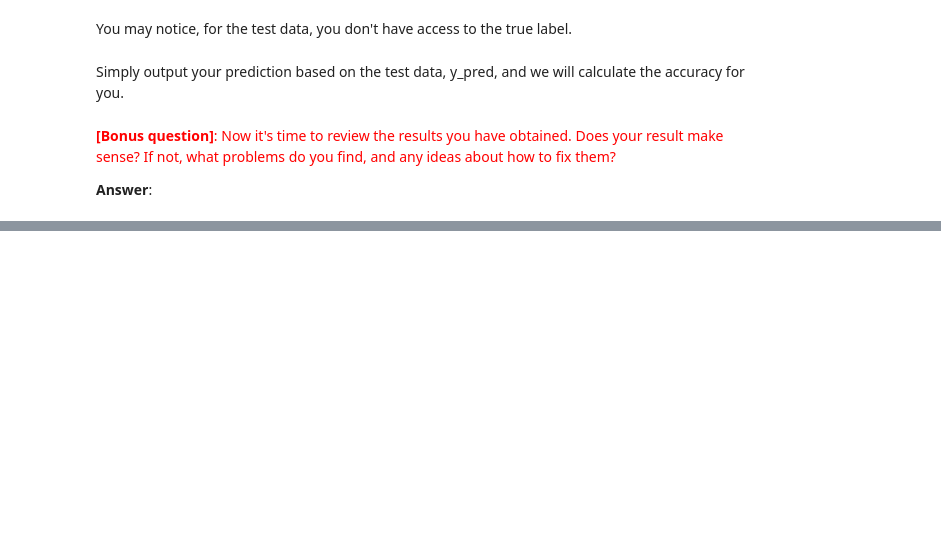
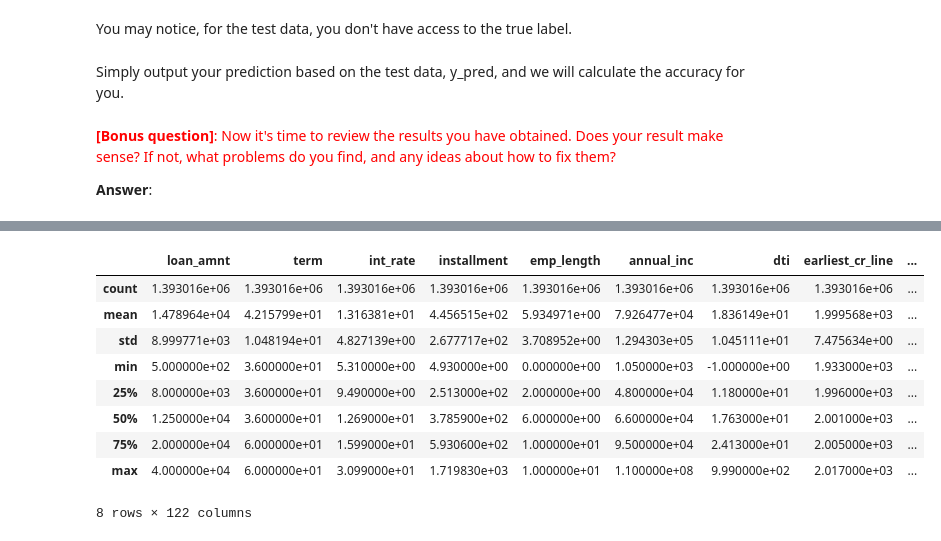
Before and after one commit to mattzhao-R/busn-20800, a Jupyter notebook: Assignment_2.ipynb, the cells around one changed output, grey strips where cells are left out. Saved outputs shown, nothing was run; the diff lists cells and outputs as text; code cells hidden in the pictures; blank space fills up the shorter version.

```diff
--- a/Assignment_2.ipynb
+++ b/Assignment_2.ipynb
@@ -584,0 +628,13 @@ y_pred.to_csv(path_or_buf = 'result.csv')
+# %%
+loan_data.describe()
+# %% [output]
+|  | loan_amnt | term | int_rate | installment | emp_length | annual_inc | dti | earliest_cr_line | ... |
+| count | 1.393016e+06 | 1.393016e+06 | 1.393016e+06 | 1.393016e+06 | 1.393016e+06 | 1.393016e+06 | 1.393016e+06 | 1.393016e+06 | ... |
+| mean | 1.478964e+04 | 4.215799e+01 | 1.316381e+01 | 4.456515e+02 | 5.934971e+00 | 7.926477e+04 | 1.836149e+01 | 1.999568e+03 | ... |
+| std | 8.999771e+03 | 1.048194e+01 | 4.827139e+00 | 2.677717e+02 | 3.708952e+00 | 1.294303e+05 | 1.045111e+01 | 7.475634e+00 | ... |
+| min | 5.000000e+02 | 3.600000e+01 | 5.310000e+00 | 4.930000e+00 | 0.000000e+00 | 1.050000e+03 | -1.000000e+00 | 1.933000e+03 | ... |
+| 25% | 8.000000e+03 | 3.600000e+01 | 9.490000e+00 | 2.513000e+02 | 2.000000e+00 | 4.800000e+04 | 1.180000e+01 | 1.996000e+03 | ... |
+| 50% | 1.250000e+04 | 3.600000e+01 | 1.269000e+01 | 3.785900e+02 | 6.000000e+00 | 6.600000e+04 | 1.763000e+01 | 2.001000e+03 | ... |
+| 75% | 2.000000e+04 | 6.000000e+01 | 1.599000e+01 | 5.930600e+02 | 1.000000e+01 | 9.500000e+04 | 2.413000e+01 | 2.005000e+03 | ... |
+| max | 4.000000e+04 | 6.000000e+01 | 3.099000e+01 | 1.719830e+03 | 1.000000e+01 | 1.100000e+08 | 9.990000e+02 | 2.017000e+03 | ... |
+8 rows × 122 columns
```
Also changed, not shown: parts of 15 cells of this notebook.
